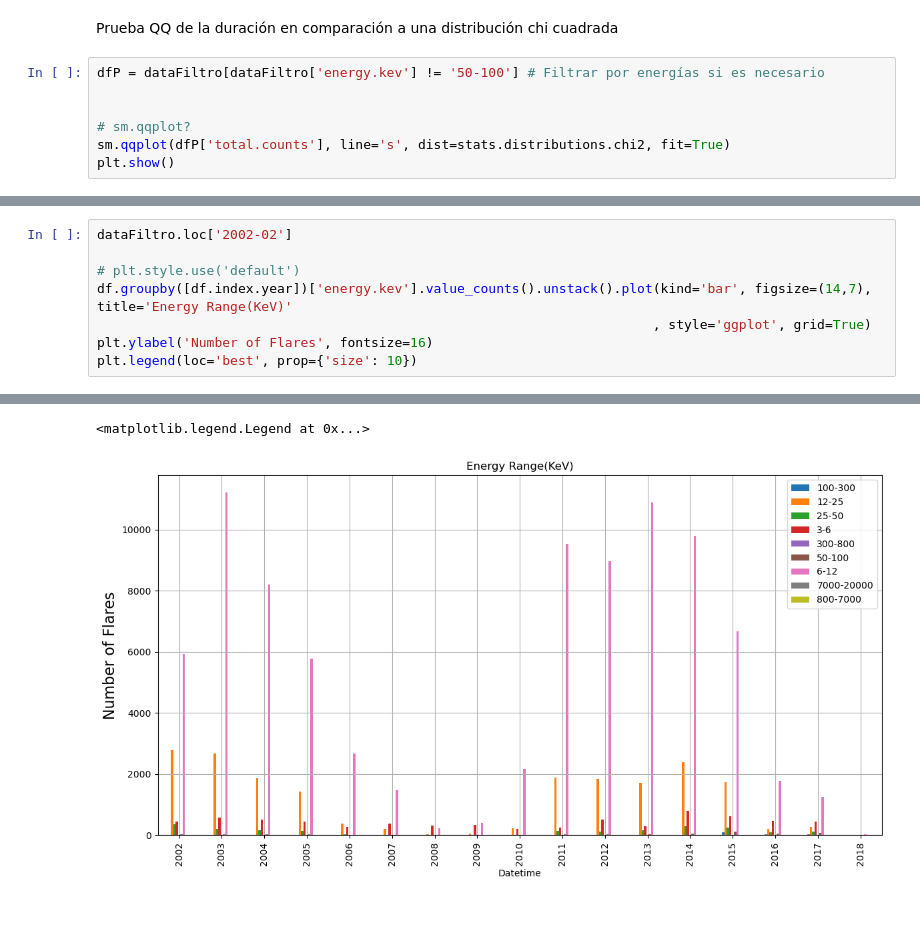
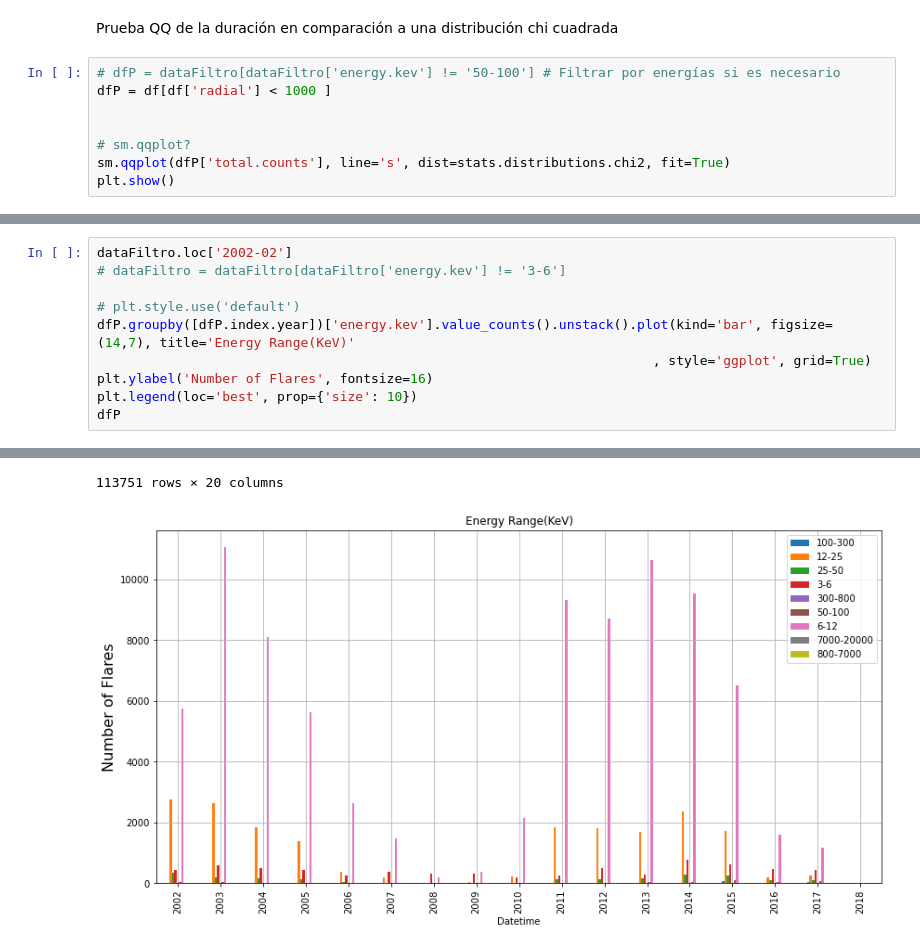
Before and after one commit to Exploratory-Data-Analiysis/Exam_1, a Jupyter notebook: ParcialFC.ipynb, the cells around one changed output, grey strips where cells are left out. Saved outputs shown, nothing was run; the diff lists cells and outputs as text; blank space fills up the shorter version.

```diff
--- a/ParcialFC.ipynb
+++ b/ParcialFC.ipynb
@@ -248,7 +245,8 @@ De esta manera, se encuentra la distribución de densidad para la duración de l
 # %% [markdown]
 Prueba QQ de la duración en comparación a una distribución chi cuadrada
 # %%
-dfP = dataFiltro[dataFiltro['energy.kev'] != '50-100'] # Filtrar por energías si es necesario
+# dfP = dataFiltro[dataFiltro['energy.kev'] != '50-100'] # Filtrar por energías si es necesario
+dfP = df[df['radial'] < 1000 ]
 
 
 # sm.qqplot?
@@ -259,9 +259,11 @@ plt.show()
 # %%
 dataFiltro.loc['2002-02']
+# dataFiltro = dataFiltro[dataFiltro['energy.kev'] != '3-6']
 
 # plt.style.use('default')
-df.groupby([df.index.year])['energy.kev'].value_counts().unstack().plot(kind='bar', figsize=(14,7), title='Energy Range(KeV)'
+dfP.groupby([dfP.index.year])['energy.kev'].value_counts().unstack().plot(kind='bar', figsize=(14,7), title='Energy Range(KeV)'
                                                                        , style='ggplot', grid=True)
 plt.ylabel('Number of Flares', fontsize=16)
 plt.legend(loc='best', prop={'size': 10})
+dfP
 # %% [output]
@@ -268,2 +283,2 @@ plt.legend(loc='best', prop={'size': 10})
-<matplotlib.legend.Legend at 0x...>
+113751 rows × 20 columns
-[figure, old version]
+[figure, new version]
```
Also changed, not shown: parts of 19 cells of this notebook.
